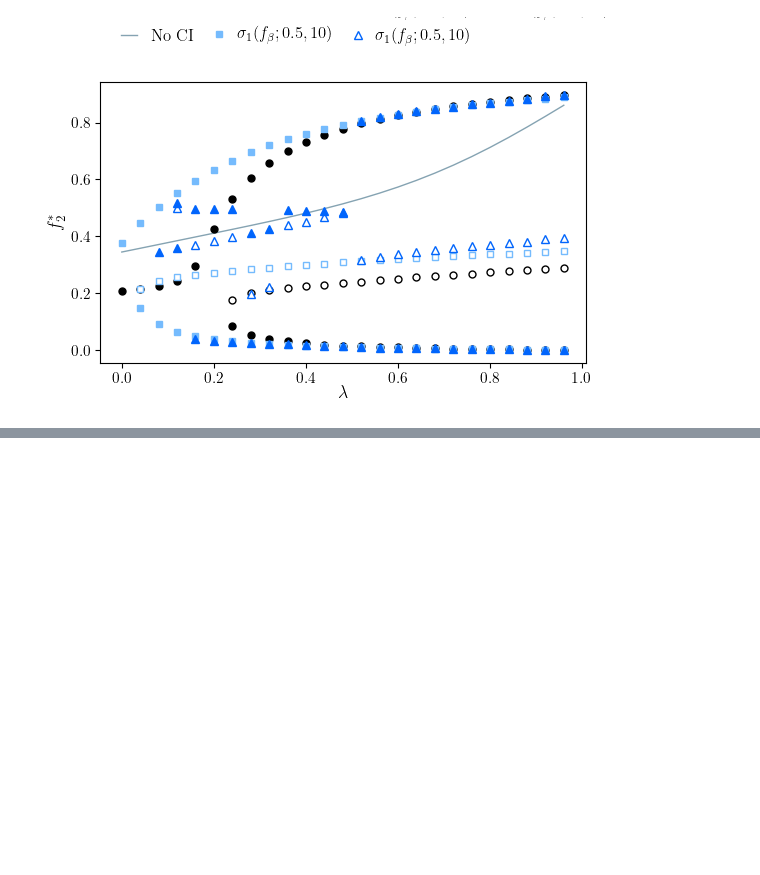
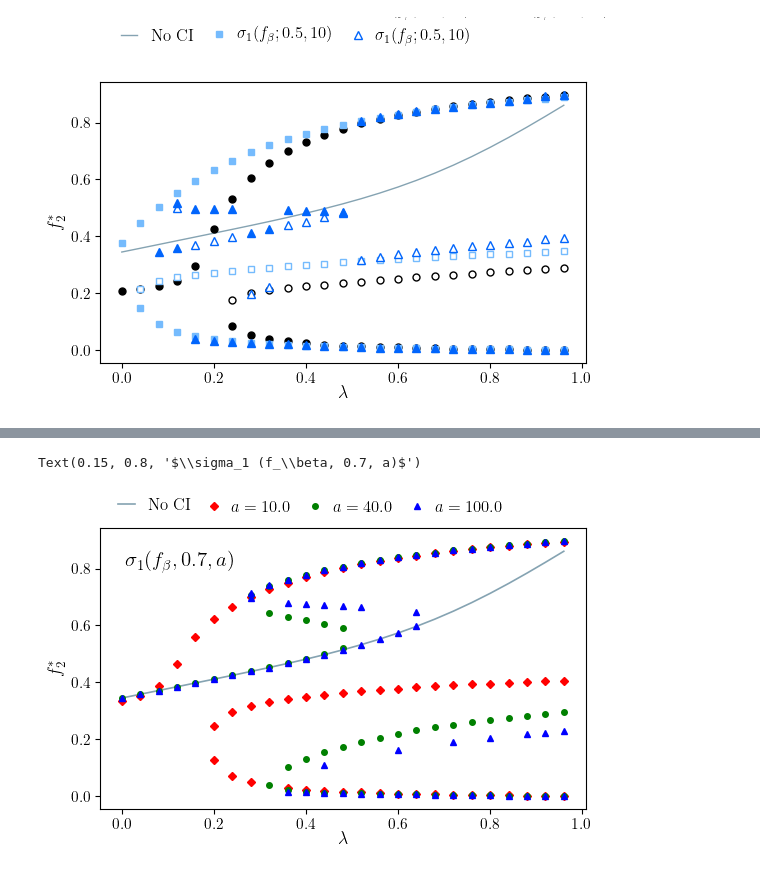
Before and after one commit to dmarchp/TFM_code, a Jupyter notebook: cross_inhibition/plots_for_paper.ipynb, the cells around one changed output, grey strips where cells are left out. Saved outputs shown, nothing was run; the diff lists cells and outputs as text; code cells hidden in the pictures; blank space fills up the shorter version.

```diff
--- a/cross_inhibition/plots_for_paper.ipynb
+++ b/cross_inhibition/plots_for_paper.ipynb
@@ -523,0 +532,31 @@ Text(0.15, 0.8, '$\\sigma_1 (f_\\beta, x_0, 60.0)$')
+# %%
+goldenRatio = 1.61803
+height = 3.5
+
+fig, ax = plt.subplots(1,1, figsize=(height*goldenRatio,height), constrained_layout=True)
+ax.set_xlabel(f'$\lambda$', labelpad=0)
+ax.set_ylabel('$f_2^*$')
+
+ax.plot(ls, sols_noci[2], lw=1.2, ls='-', color='xkcd:bluegrey', label='No CI')
+
+for a, marker, color in zip(aas, ['D', 'o', '^'], ['r', 'g', 'b']):
+    for l,fs in sols_dif_a[a].items():
+        label = fr'$a = {a}$' if l == 0.0 else '_nolabel_'
+        ax.plot([l]*len(fs), fs, marker=marker, ms=4, lw=0.0, color=color, label=label)
+
+# ax.legend(frameon=False)
+
+box = ax.get_position()
+ax.set_position([box.x0-0.02, box.y0, box.width*1.11, box.height*1.04])
+ax.set_aspect(aspect=1/goldenRatio)
+# ax.legend(frameon=False, loc='center left', bbox_to_anchor=(0.5, 1.0), ncol=4, fontsize=12)
+# fig.legend(frameon=False, loc=(0.05, 0.9), ncol=4, fontsize=12)
+h, l = ax.get_legend_handles_labels()
+fig.legend([h[0],],  [l[0],], loc=(0.13, 0.915), frameon=False, handlelength=1.0)
+fig.legend(h[1:], l[1:], loc=(0.27, 0.91), frameon=False, ncol=3, handletextpad=0.05, columnspacing = 0.5)
+fig.text(0.15, 0.8, fr'$\sigma_{cimode} (f_\beta, {x0}, a)$')
+
+# fig.savefig(f'diferent_x0_cimode_{cimode}_a_{a}.pdf')
+# %% [output]
+Text(0.15, 0.8, '$\\sigma_1 (f_\\beta, 0.7, a)$')
+[figure, added]
```
Also changed, not shown: parts of 4 cells of this notebook, 5 other files.
